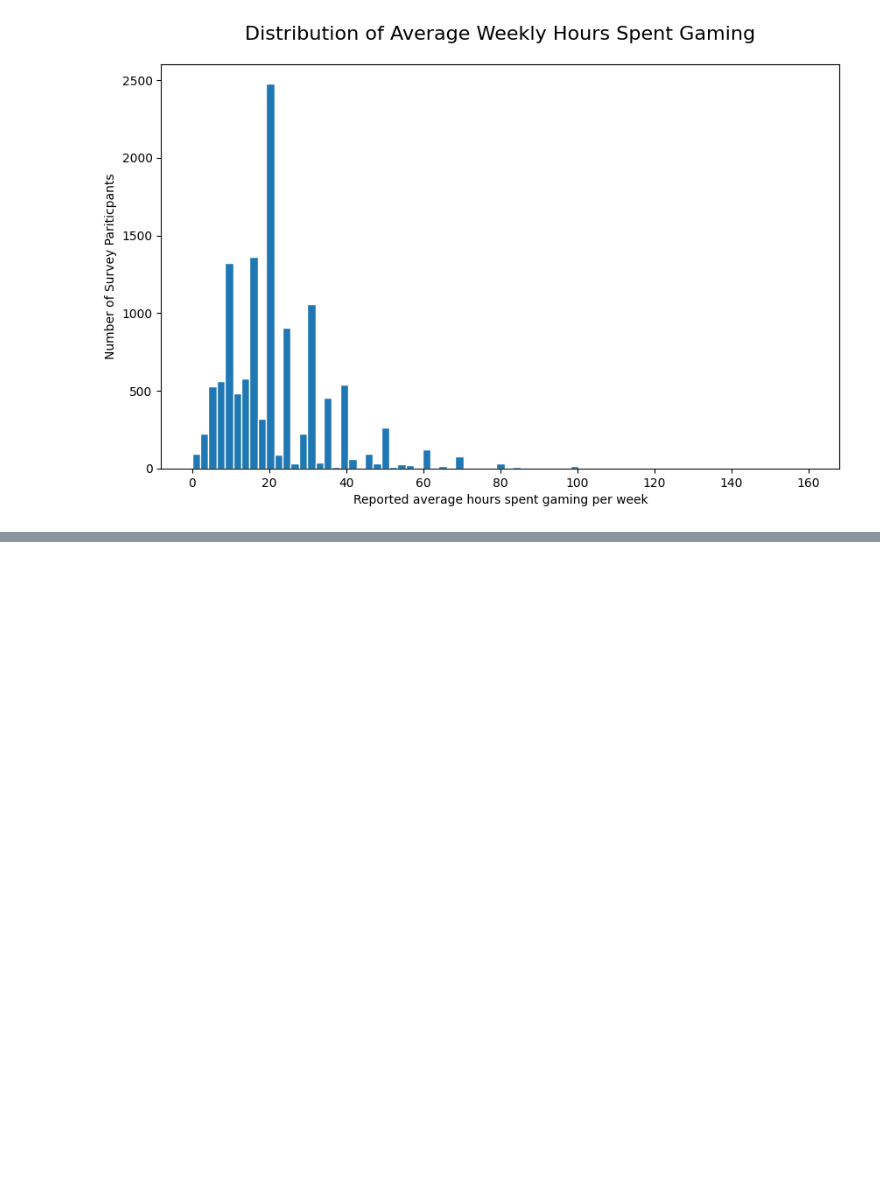
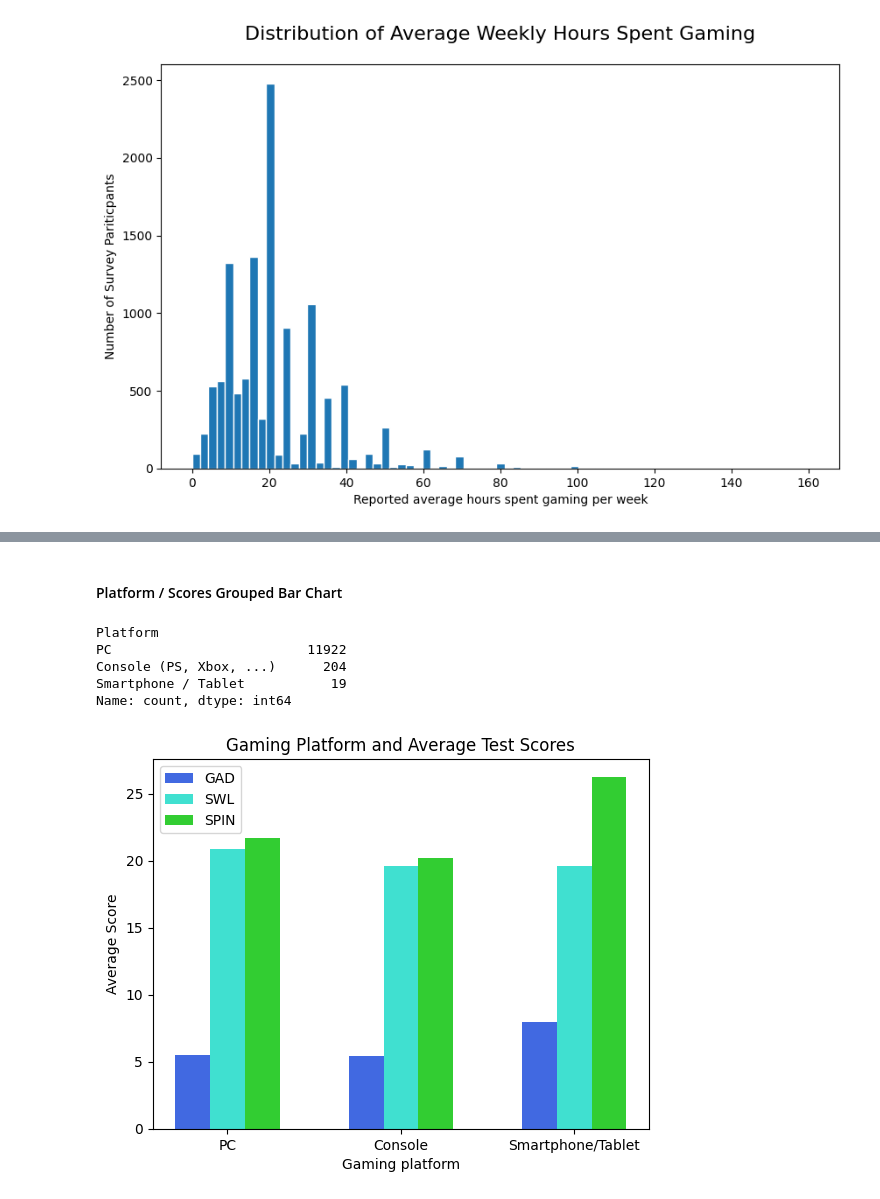
Before and after one commit to amallred/gaming-mental-health-analysis, a Jupyter notebook: data_cleaning.ipynb, the cells around one changed output, grey strips where cells are left out. Saved outputs shown, nothing was run; the diff lists cells and outputs as text; code cells hidden in the pictures; blank space fills up the shorter version.

```diff
--- a/data_cleaning.ipynb
+++ b/data_cleaning.ipynb
@@ -664,0 +747,33 @@ Name: count, dtype: int64
+# %% [markdown]
+#### Platform / Scores Grouped Bar Chart
+# %%
+clean_df['Platform'].value_counts()
+# %% [output]
+Platform
+PC                         11922
+Console (PS, Xbox, ...)      204
+Smartphone / Tablet           19
+Name: count, dtype: int64
+# %%
+x = np.arange(3)
+platform_GAD_scores = clean_df.groupby('Platform')['GAD_Total'].mean()
+platform_SWL_scores = clean_df.groupby('Platform')['SWL_Total'].mean()
+platform_SPIN_scores = clean_df.groupby('Platform')['SPIN_Total'].mean()
+width=.2
+
+plt.bar(x-0.2, platform_GAD_scores, width, color='royalblue')
+plt.bar(x, platform_SWL_scores, width, color='turquoise')
+plt.bar(x+0.2, platform_SPIN_scores, width, color='limegreen')
+
+plt.xticks(x, ['PC', 'Console', 'Smartphone/Tablet'])
+plt.xlabel('Gaming platform')
+plt.ylabel('Average Score')
+plt.legend(['GAD', 'SWL', 'SPIN'])
+plt.title('Gaming Platform and Average Test Scores')
+
+# Save figure as image
+# plt.savefig('plots/Platform_scores_grouped_bar_chart.png')
+
+plt.show()
+# %% [output]
+[figure, added]
```
Also changed, not shown: parts of 19 cells of this notebook, 6 other files.
